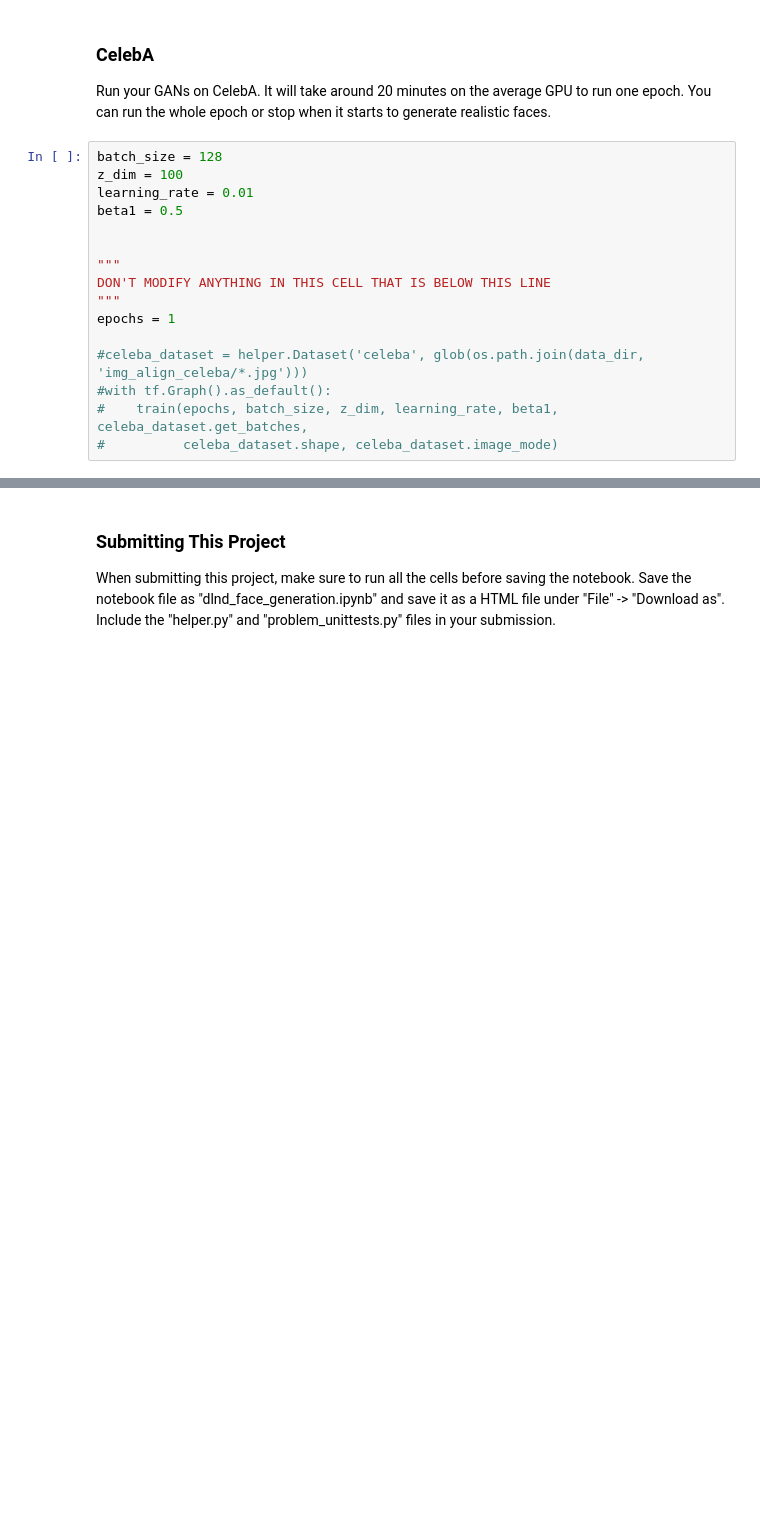
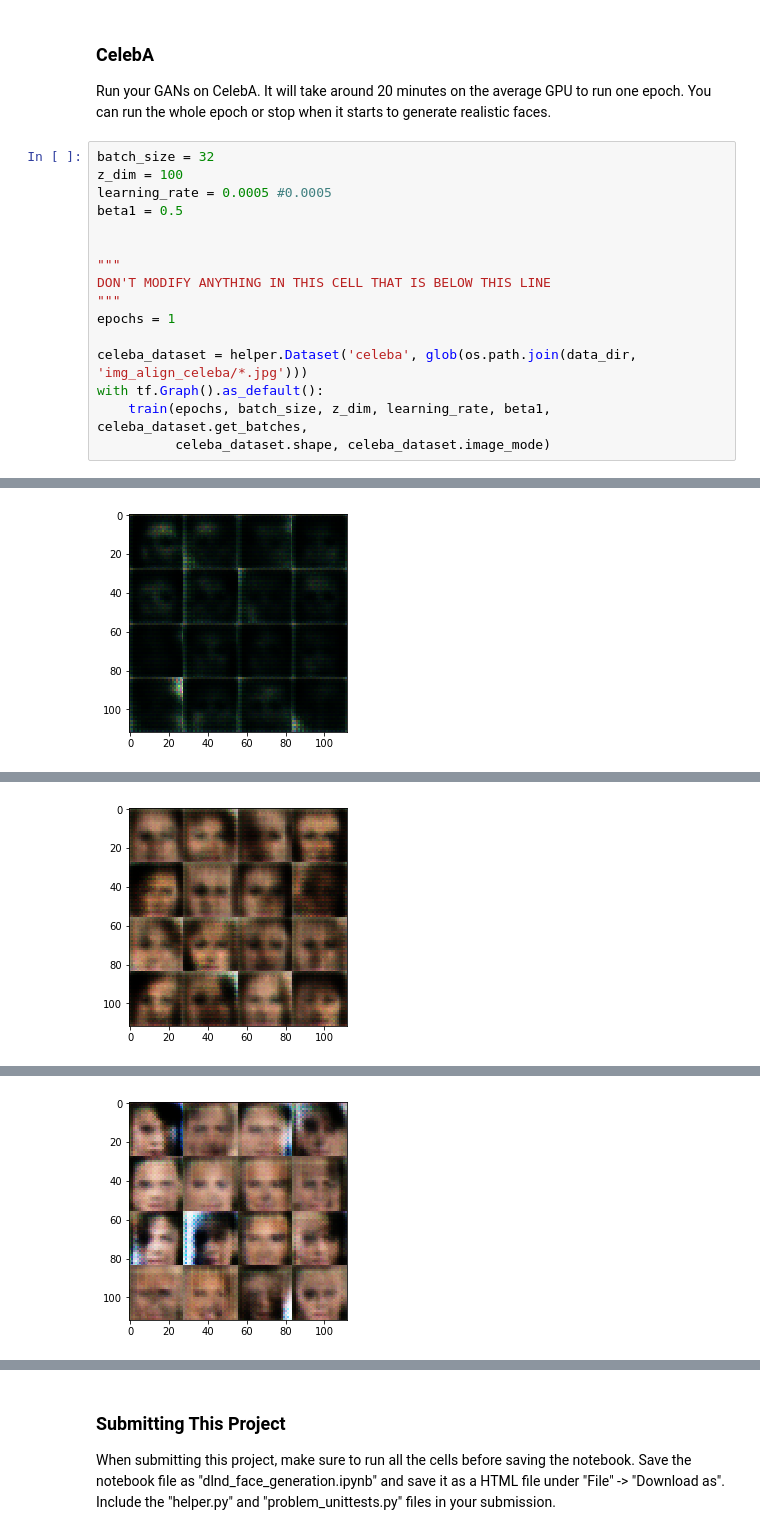
Before and after one commit to Artabartzes/deep-learning, a Jupyter notebook: face_generation/dlnd_face_generation.ipynb, the cells around one changed output, grey strips where cells are left out. Saved outputs shown, nothing was run; the diff lists cells and outputs as text; blank space fills up the shorter version.

```diff
--- a/face_generation/dlnd_face_generation.ipynb
+++ b/face_generation/dlnd_face_generation.ipynb
@@ -486,9 +497,9 @@ plt.legend()
 ### CelebA
 Run your GANs on CelebA.  It will take around 20 minutes on the average GPU to run one epoch.  You can run the whole epoch or stop when it starts to generate realistic faces.
 # %%
-batch_size = 128
+batch_size = 32
 z_dim = 100
-learning_rate = 0.01
+learning_rate = 0.0005 #0.0005
 beta1 = 0.5
 
 
@@ -497,7 +508,8 @@ DON'T MODIFY ANYTHING IN THIS CELL THAT IS BELOW THIS LINE
 """
 epochs = 1
 
-#celeba_dataset = helper.Dataset('celeba', glob(os.path.join(data_dir, 'img_align_celeba/*.jpg')))
-#with tf.Graph().as_default():
-#    train(epochs, batch_size, z_dim, learning_rate, beta1, celeba_dataset.get_batches,
-#          celeba_dataset.shape, celeba_dataset.image_mode)
+celeba_dataset = helper.Dataset('celeba', glob(os.path.join(data_dir, 'img_align_celeba/*.jpg')))
+with tf.Graph().as_default():
+    train(epochs, batch_size, z_dim, learning_rate, beta1, celeba_dataset.get_batches,
+          celeba_dataset.shape, celeba_dataset.image_mode)
+# %% [output]
@@ -503,0 +522 @@ epochs = 1
+[figure, added]
@@ -503,0 +529 @@ epochs = 1
+[figure, added]
@@ -503,0 +536 @@ epochs = 1
+[figure, added]
```
Also changed, not shown: parts of 10 cells of this notebook.
